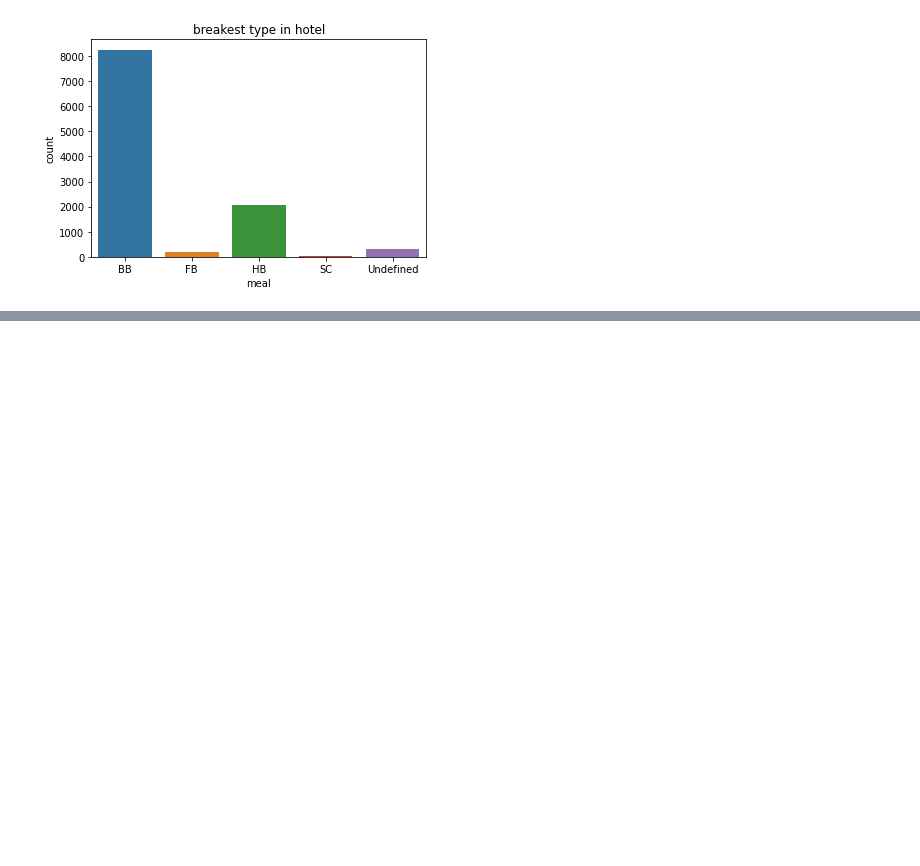
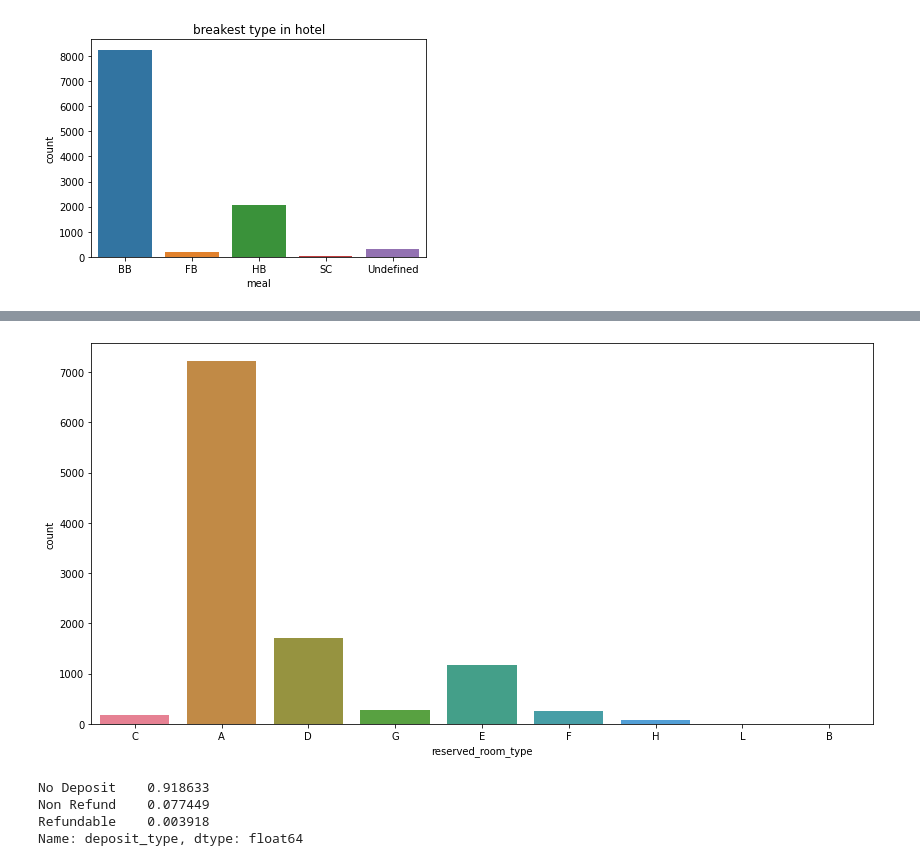
Before and after one commit to Tarungeed/capstone-project-1-, a Jupyter notebook: capstone_project_1.ipynb, the cells around one changed output, grey strips where cells are left out. Drawn from its saved outputs; the diff is of its cells as text; code cells hidden in the pictures; blank space fills up the shorter version.

```diff
--- a/capstone_project_1.ipynb
+++ b/capstone_project_1.ipynb
@@ -326,0 +342,6 @@ Text(0.5, 1.0, 'breakest type in hotel')
+# %%
+plt.figure(figsize=(14,7))
+sns.countplot(hotel_arrival['reserved_room_type'], palette='husl')
+plt.show()
+# %% [output]
+[figure, added]
@@ -326,0 +350,7 @@ Text(0.5, 1.0, 'breakest type in hotel')
+# %%
+df.deposit_type.value_counts(normalize=True)
+# %% [output]
+No Deposit    0.918633
+Non Refund    0.077449
+Refundable    0.003918
+Name: deposit_type, dtype: float64
```
Also changed, not shown: parts of 8 cells of this notebook.
